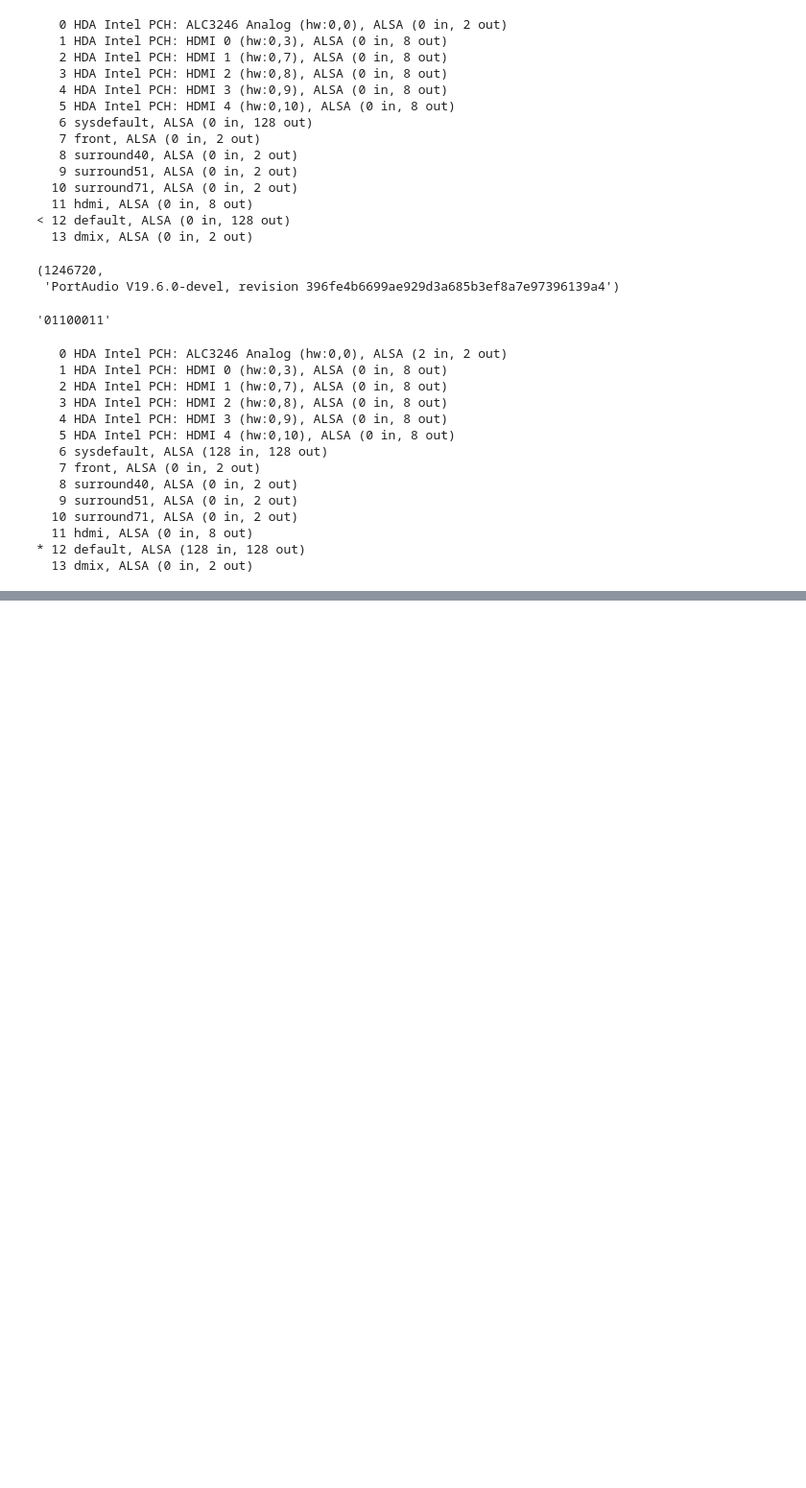
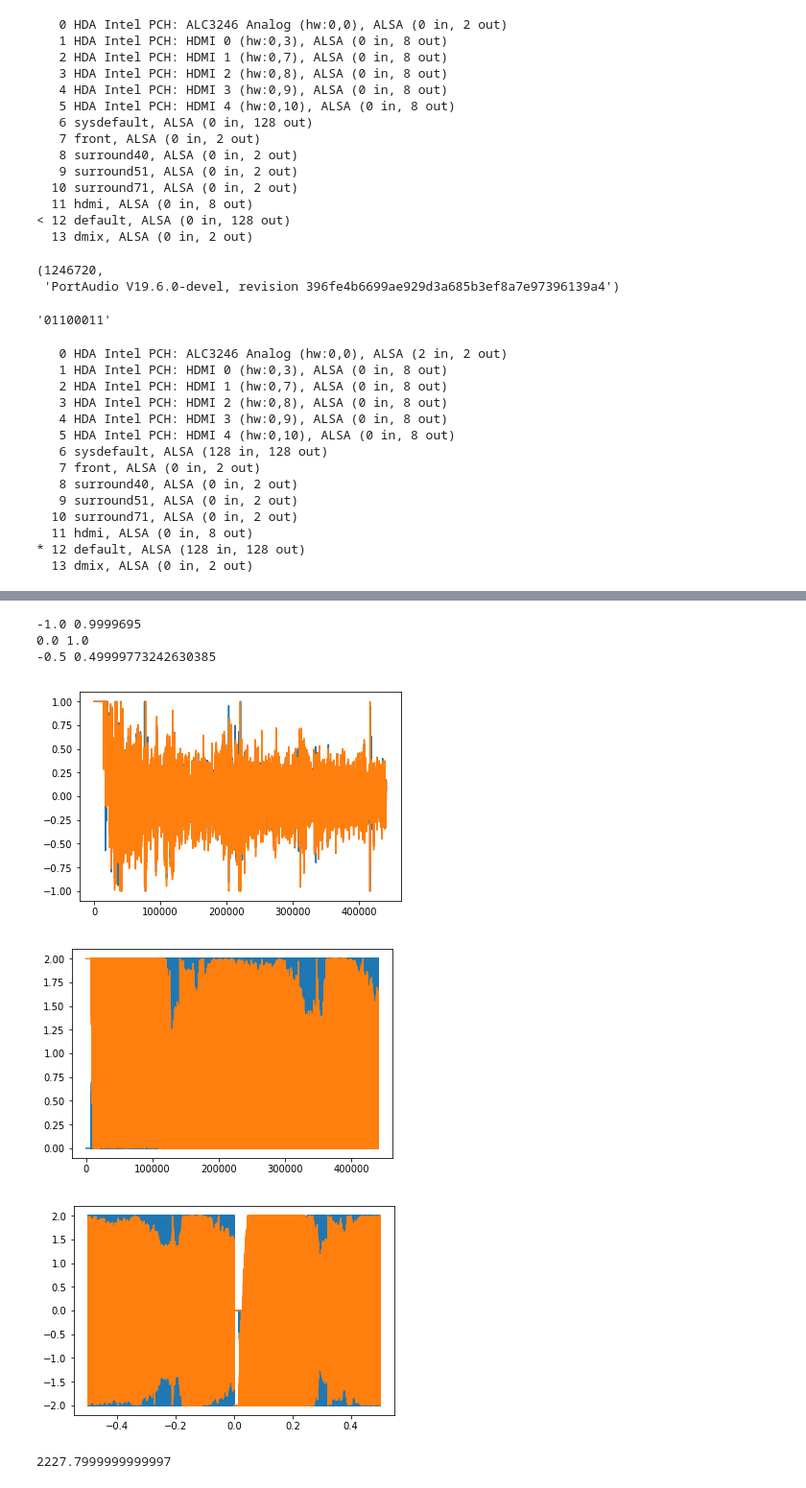
Before and after one commit to warrenalphonso/126proj, a Jupyter notebook: Binary.ipynb, the cells around one changed output, grey strips where cells are left out. Shown at 96% size. Cells and saved outputs as stored; diff of their text form; code cells hidden in the pictures; blank space fills up the shorter version.

```diff
--- a/Binary.ipynb
+++ b/Binary.ipynb
@@ -105,7 +105,7 @@ from scipy.io.wavfile import write
 
 fs = 44100 # Usually 44100 or 48000 fps
 
-duration = 10  # seconds
+duration = 5  # seconds
 
 sd.query_devices()
 # %% [output]
@@ -160,0 +162,27 @@ plt.show()
+# %%
+print(x.min(), x.max())
+print(abs(x).min(), abs(x).max())
+
+w = np.fft.fft(x)
+freqs = np.fft.fftfreq(len(x))
+print(freqs.min(), freqs.max())
+plt.plot(myrecording)
+plt.show()
+plt.plot(np.abs(w))
+plt.show()
+plt.plot(freqs, w)
+plt.show()
+
+# Find peak in coefficients (?)
+idx = np.argmax(np.abs(w))
+freq = freqs[idx]
+freq_in_hertz = abs(freq * Fs)
+print(freq_in_hertz)
+# %% [output]
+-1.0 0.9999695
+0.0 1.0
+-0.5 0.49999773242630385
+[figure, added]
+[figure, added]
+[figure, added]
+2227.7999999999997
```
Also changed, not shown: parts of 7 cells of this notebook, 3 other files.
